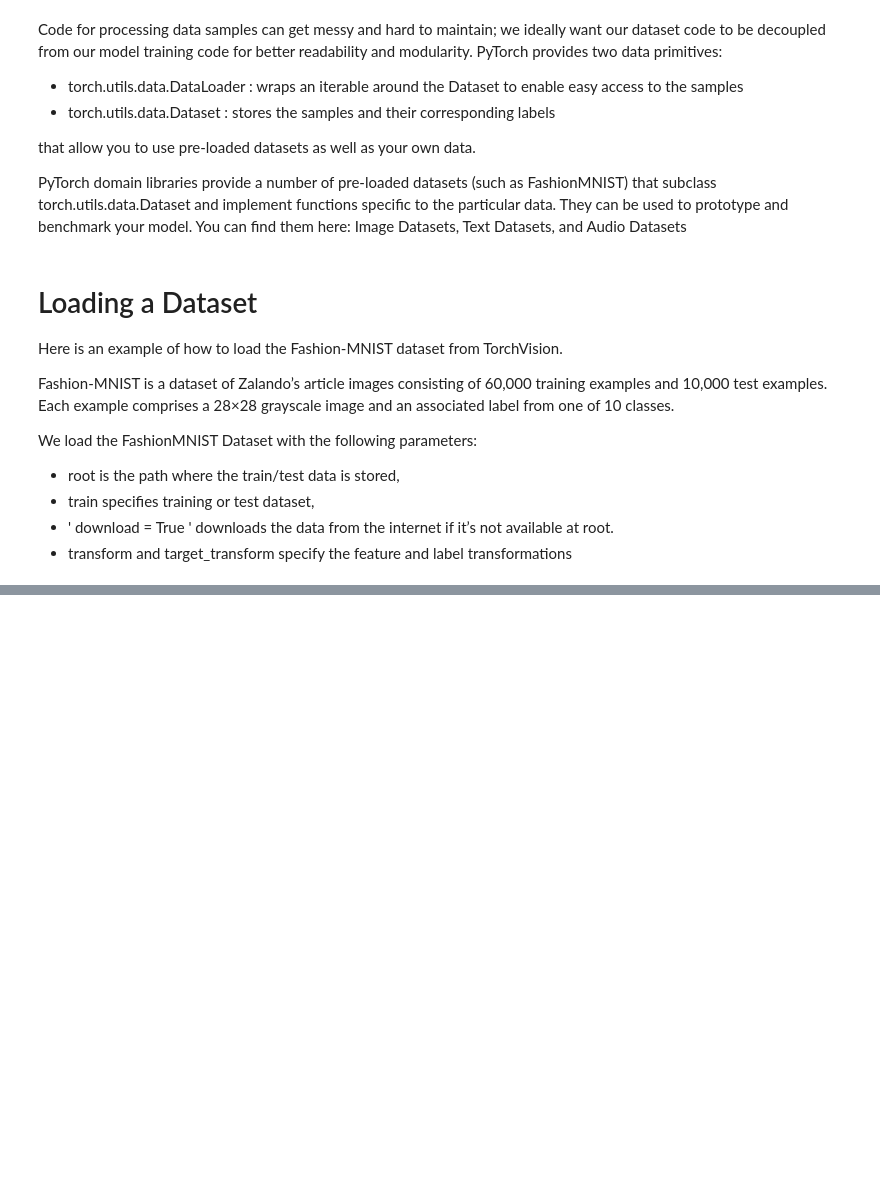
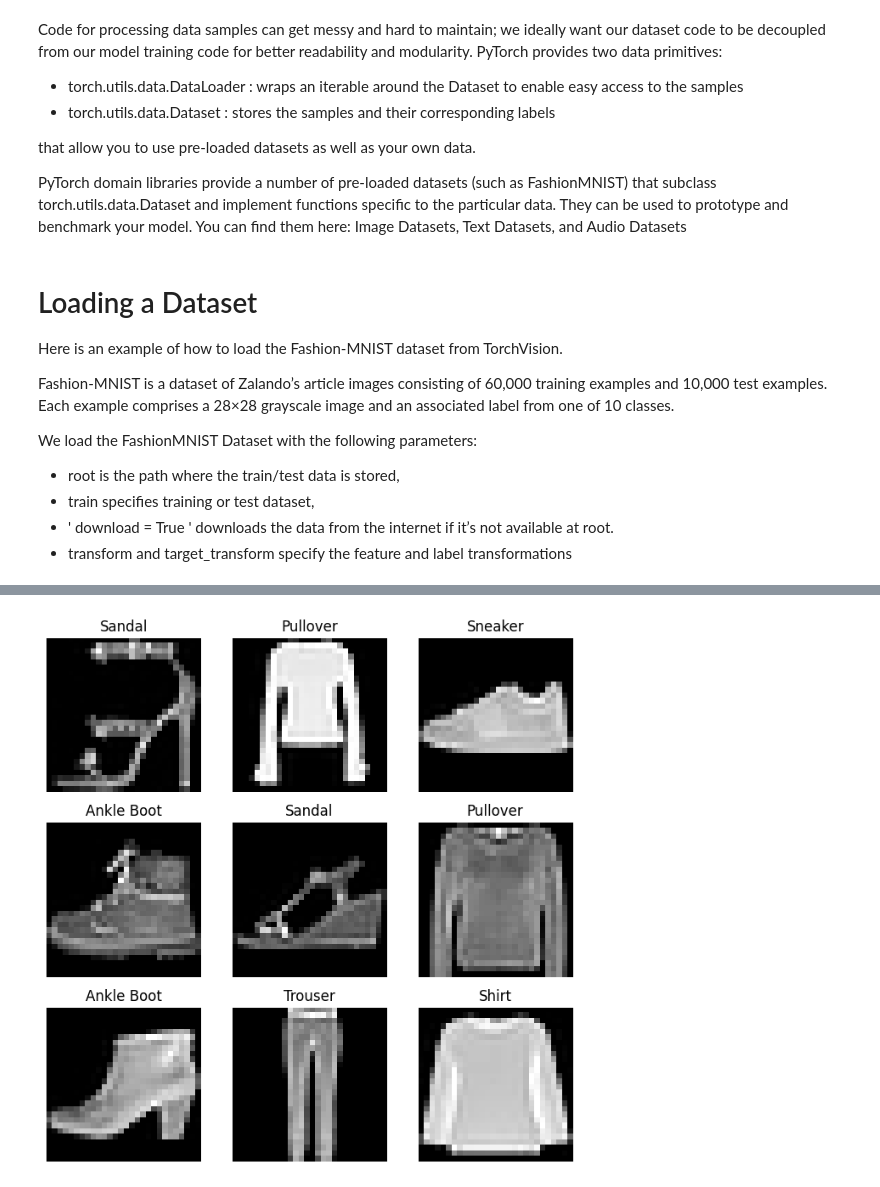
Before and after one commit to riccardogs/PyTorch_tutorial, a Jupyter notebook: Datasets_DataLoaders.ipynb, the cells around one changed output, grey strips where cells are left out. Saved outputs shown, nothing was run; the diff lists cells and outputs as text; code cells hidden in the pictures; blank space fills up the shorter version.

```diff
--- a/Datasets_DataLoaders.ipynb
+++ b/Datasets_DataLoaders.ipynb
@@ -95,0 +103,86 @@ test_data = datasets.FashionMNIST(
+# %%
+# La suddivisione delle label è interna al dataset fornito
+# - Fashion-MNIST è un dataset pre-organizzato con 10 classi predefinite
+# - Le label (0-9) sono già assegnate a specifici capi di abbigliamento
+# - Questa mappatura è fissa e standard per tutti gli utenti
+
+labels_map = {
+    0: "T-Shirt",
+    1: "Trouser",
+    2: "Pullover",
+    3: "Dress",
+    4: "Coat",
+    5: "Sandal",
+    6: "Shirt",
+    7: "Sneaker",
+    8: "Bag",
+    9: "Ankle Boot",
+}
+# labels_map = {...}: crea un dizionario Python che mappa gli indici delle classi ai nomi
+# - È un dizionario (mappa) con:
+#   * chiave: numero intero da 0 a 9 (le 10 classi di Fashion-MNIST)
+#   * valore: stringa con il nome del capo di abbigliamento in inglese
+# - Serve per convertire l'etichetta numerica (es. 0) in testo leggibile ("T-Shirt")
+
+figure = plt.figure(figsize=(8, 8))
+# figure = plt.figure(figsize=(8, 8)): crea una nuova figura matplotlib
+# - plt.figure(): funzione che crea una nuova figura (contenitore per grafici)
+# - figsize=(8, 8): specifica le dimensioni della figura in pollici (larghezza 8, altezza 8)
+# - La figura conterrà tutti i sottografici che creeremo
+
+cols, rows = 3, 3
+# cols, rows = 3, 3: definisce il numero di colonne e righe per la griglia di immagini
+# - cols = 3: 3 colonne
+# - rows = 3: 3 righe
+# - Totale: 3×3 = 9 immagini da visualizzare
+
+for i in range(1, cols * rows + 1):
+# for i in range(1, cols * rows + 1): ciclo da 1 a 9 (incluso)
+# - range(1, 10) genera numeri da 1 a 9
+# - i rappresenta la posizione del sottografico nella griglia (da 1 a 9)
+# - In matplotlib, i sottografici sono numerati da 1 in poi
+# - range(1, N) genera numeri fino a N-1
+
+    sample_idx = torch.randint(len(training_data), size=(1,)).item()
+    # sample_idx = torch.randint(len(training_data), size=(1,)).item(): seleziona un indice casuale
+    # - torch.randint(low=0, high, size): genera numeri interi casuali
+    #   * len(training_data) = 60000 (dimensione del dataset)
+    #   * size=(1,): genera un tensor con un singolo numero casuale
+    #   * Il numero sarà tra 0 e 59999
+    # - .item(): estrae il valore come intero Python dal tensor
+
+    img, label = training_data[sample_idx]
+    # img, label = training_data[sample_idx]: recupera l'immagine e l'etichetta all'indice casuale
+    # - training_data[sample_idx]: accede all'elemento sample_idx del dataset
+    # - Restituisce una tupla (immagine, etichetta)
+    # - img: è un tensor PyTorch di forma (1, 28, 28) [1 canale, 28 altezza, 28 larghezza]
+    # - label: è un intero (0-9) che rappresenta la classe
+
+    figure.add_subplot(rows, cols, i)
+    # figure.add_subplot(rows, cols, i): aggiunge un sottografico alla figura
+    # - rows, cols: griglia 3×3
+    # - i: posizione corrente (da 1 a 9)
+    # - Divide la figura in una griglia e seleziona la cella i-esima
+
+    plt.title(labels_map[label])
+    # plt.title(labels_map[label]): imposta il titolo del sottografico corrente
+    # - labels_map[label]: converte il numero dell'etichetta (es. 5) nel nome ("Sandal")
+    # - Mostra il nome del capo sopra l'immagine
+
+    plt.axis("off")
+    # plt.axis("off"): rimuove gli assi (ticks e etichette) dal sottografico
+    # - Mostra solo l'immagine senza cornice, numeri, o assi
+
+    plt.imshow(img.squeeze(), cmap="gray")
+    # plt.imshow(img.squeeze(), cmap="gray"): visualizza l'immagine
+    # - img.squeeze(): rimuove le dimensioni di dimensione 1
+    #   * img ha shape (1, 28, 28) → .squeeze() → (28, 28)
+    #   * Necessario perché imshow vuole immagini 2D (H, W), non (C, H, W)
+    # - cmap="gray": specifica che la mappa di colori è in scala di grigi
+    #   * Le immagini Fashion-MNIST sono in bianco e nero
+
+plt.show()
+# plt.show(): visualizza la figura con tutti i sottografici
+# - Apre una finestra o mostra nel notebook le 9 immagini con i loro titoli
+# %% [output]
+[figure, added]
```
Also changed, not shown: parts of 13 cells of this notebook.
